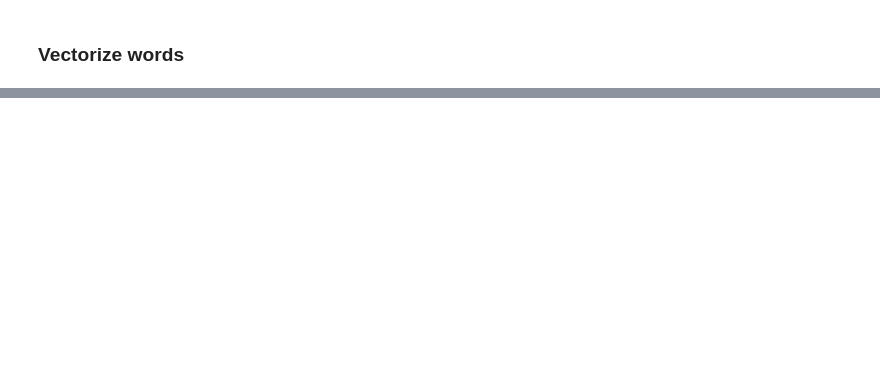
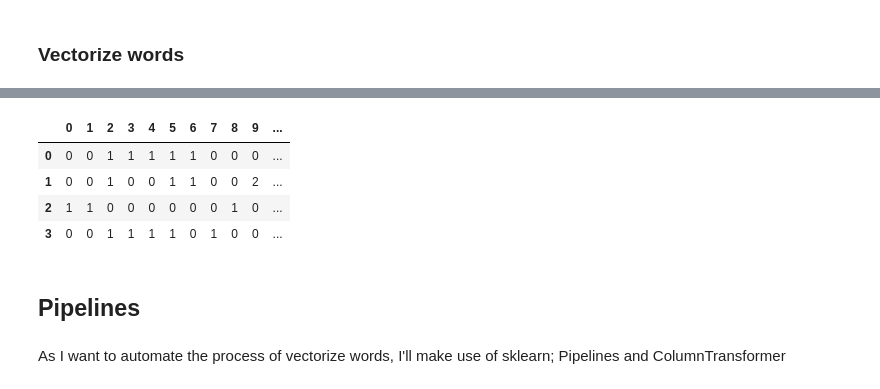
Before and after one commit to wilberquito/Sarcasm-Detector, a Jupyter notebook: detection.ipynb, the cells around one changed output, grey strips where cells are left out. Saved outputs shown, nothing was run; the diff lists cells and outputs as text; code cells hidden in the pictures; blank space fills up the shorter version.

Commit message:
Fighting with Pipelines and ColumnTransformer

```diff
--- a/detection.ipynb
+++ b/detection.ipynb
@@ -229,0 +236,7 @@ plt.show()
+# %%
+from sklearn.feature_extraction.text import CountVectorizer
+
+corpus = df['clean_headline']
+vectorizer = CountVectorizer(analyzer='word', ngram_range=(1,2))
+X = vectorizer.fit_transform(corpus)
+feature_names = vectorizer.get_feature_names_out()
@@ -229,0 +262,18 @@ plt.show()
+# %%
+# using less bits to represent data
+X = X.astype('int32')
+# X.toarray() <- Even decreasing the number of bits to representing the data, it does not work, I have 8gb of ram and it exceeds 14gb
+sdf = pd.DataFrame.sparse.from_spmatrix(X)
+sdf[['is_sarcastic', 'transmitter']] = df[['is_sarcastic', 'transmitter']]
+# %%
+sdf[list(range(10)) + ['is_sarcastic', 'transmitter']]
+# %% [output]
+|  | 0 | 1 | 2 | 3 | 4 | 5 | 6 | 7 | 8 | 9 | ... |
+| 0 | 0 | 0 | 1 | 1 | 1 | 1 | 1 | 0 | 0 | 0 | ... |
+| 1 | 0 | 0 | 1 | 0 | 0 | 1 | 1 | 0 | 0 | 2 | ... |
+| 2 | 1 | 1 | 0 | 0 | 0 | 0 | 0 | 0 | 1 | 0 | ... |
+| 3 | 0 | 0 | 1 | 1 | 1 | 1 | 0 | 1 | 0 | 0 | ... |
+# %% [markdown]
+## Pipelines
+# %% [markdown]
+As I want to automate the process of vectorize words, I'll make use of sklearn; Pipelines and ColumnTransformer
```
Also changed, not shown: parts of 15 cells of this notebook, 1 other file.
